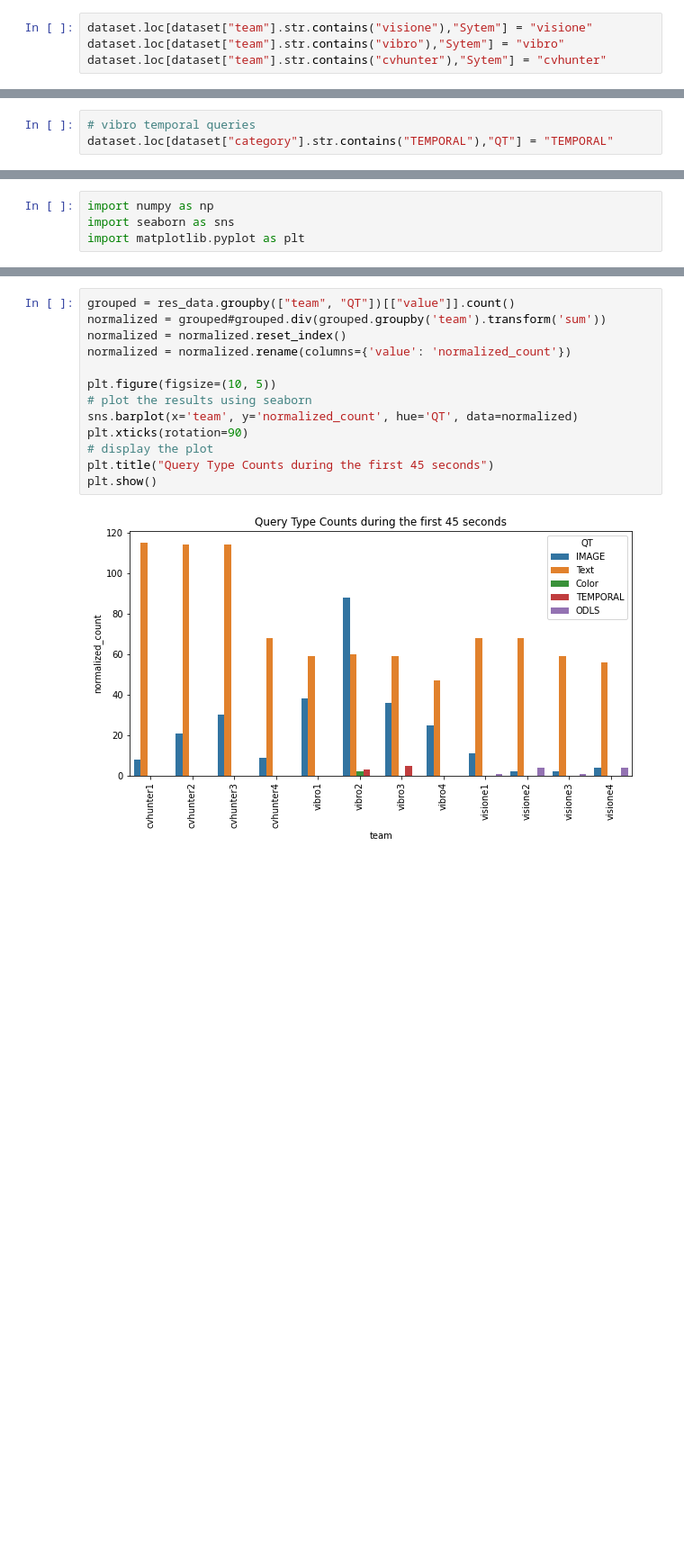
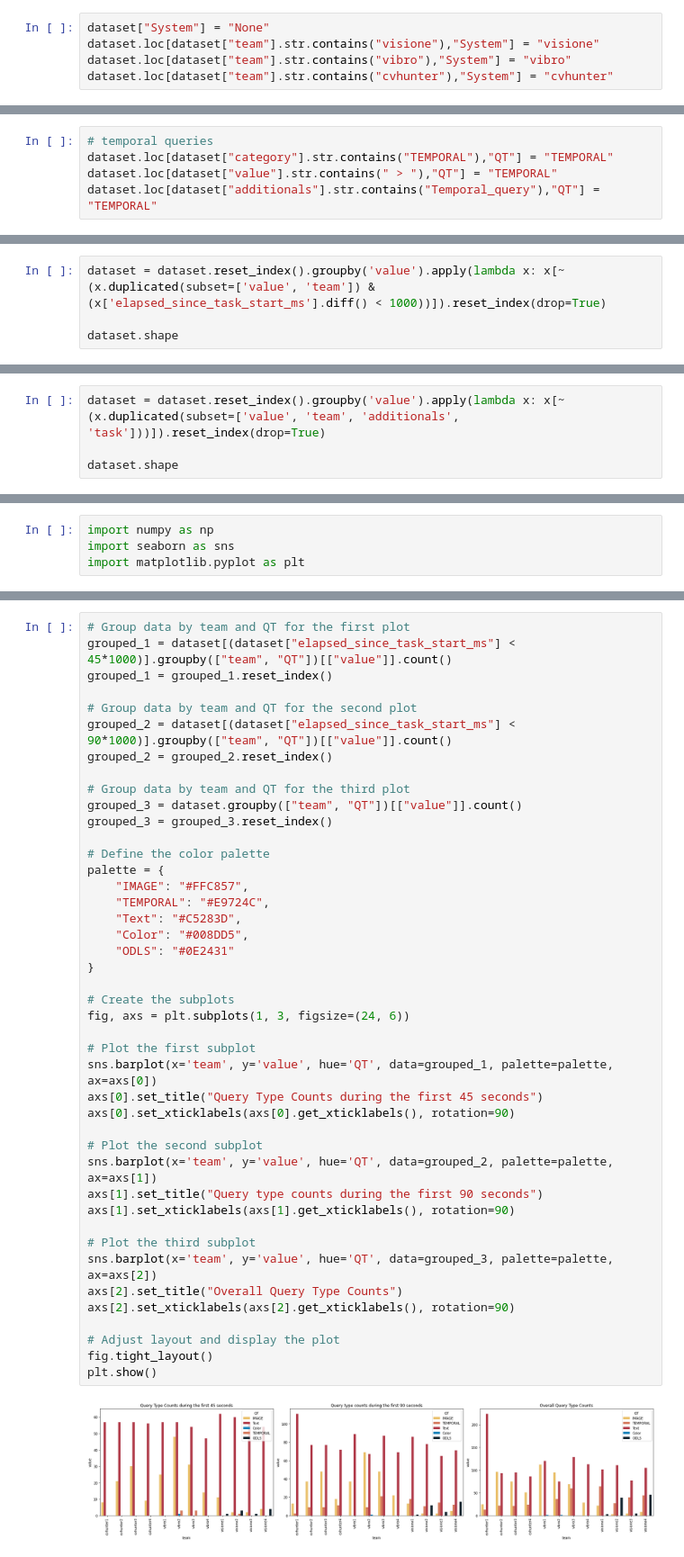
Before and after one commit to Visual-Computing/VBS22-Post-Evaluation, a Jupyter notebook: notebooks/Analyzer_Query_Types.ipynb, the cells around one changed output, grey strips where cells are left out. Shown at 90% size. Drawn from its saved outputs; the diff is of its cells as text; blank space fills up the shorter version.

Commit message:
updated query type analysis notebook

```diff
--- a/notebooks/Analyzer_Query_Types.ipynb
+++ b/notebooks/Analyzer_Query_Types.ipynb
@@ -61,4 +36,5 @@ dataset["Sytem"] = "None"
 # %%
-dataset.loc[dataset["team"].str.contains("visione"),"Sytem"] = "visione"
-dataset.loc[dataset["team"].str.contains("vibro"),"Sytem"] = "vibro"
-dataset.loc[dataset["team"].str.contains("cvhunter"),"Sytem"] = "cvhunter"
+dataset["System"] = "None"
+dataset.loc[dataset["team"].str.contains("visione"),"System"] = "visione"
+dataset.loc[dataset["team"].str.contains("vibro"),"System"] = "vibro"
+dataset.loc[dataset["team"].str.contains("cvhunter"),"System"] = "cvhunter"
@@ -97,5 +93,7 @@ dataset.loc[dataset["type"].str.contains("dominantColor"),"QT"] = "Color"
 dataset.loc[dataset["category"].str.contains("IMAGE"),"QT"] = "IMAGE"
 dataset.loc[dataset["category"].str.contains("Image"),"QT"] = "IMAGE"
 # %%
-# vibro temporal queries
+# temporal queries
 dataset.loc[dataset["category"].str.contains("TEMPORAL"),"QT"] = "TEMPORAL"
+dataset.loc[dataset["value"].str.contains(" > "),"QT"] = "TEMPORAL"
+dataset.loc[dataset["additionals"].str.contains("Temporal_query"),"QT"] = "TEMPORAL"
@@ -114,0 +100,4 @@ dataset.head()
+# %%
+dataset = dataset.reset_index().groupby('value').apply(lambda x: x[~(x.duplicated(subset=['value', 'team']) & (x['elapsed_since_task_start_ms'].diff() < 1000))]).reset_index(drop=True)
+
+dataset.shape
@@ -114,0 +106,4 @@ dataset.head()
+# %%
+dataset = dataset.reset_index().groupby('value').apply(lambda x: x[~(x.duplicated(subset=['value', 'team', 'additionals', 'task']))]).reset_index(drop=True)
+
+dataset.shape
@@ -191,15 +237,45 @@ res_data.head()
 # %%
-grouped = res_data.groupby(["team", "QT"])[["value"]].count()
-normalized = grouped#grouped.div(grouped.groupby('team').transform('sum'))
-normalized = normalized.reset_index()
-normalized = normalized.rename(columns={'value': 'normalized_count'})
+# Group data by team and QT for the first plot
+grouped_1 = dataset[(dataset["elapsed_since_task_start_ms"] < 45*1000)].groupby(["team", "QT"])[["value"]].count()
+grouped_1 = grouped_1.reset_index()
 
-plt.figure(figsize=(10, 5))
-# plot the results using seaborn
-sns.barplot(x='team', y='normalized_count', hue='QT', data=normalized)
-plt.xticks(rotation=90)
-# display the plot
-plt.title("Query Type Counts during the first 45 seconds")
+# Group data by team and QT for the second plot
+grouped_2 = dataset[(dataset["elapsed_since_task_start_ms"] < 90*1000)].groupby(["team", "QT"])[["value"]].count()
+grouped_2 = grouped_2.reset_index()
+
+# Group data by team and QT for the third plot
+grouped_3 = dataset.groupby(["team", "QT"])[["value"]].count()
+grouped_3 = grouped_3.reset_index()
+
+# Define the color palette
+palette = {
+    "IMAGE": "#FFC857",
+    "TEMPORAL": "#E9724C",
+    "Text": "#C5283D",
+    "Color": "#008DD5",
+    "ODLS": "#0E2431"
+}
+
+# Create the subplots
+fig, axs = plt.subplots(1, 3, figsize=(24, 6))
+
+# Plot the first subplot
+sns.barplot(x='team', y='value', hue='QT', data=grouped_1, palette=palette, ax=axs[0])
+axs[0].set_title("Query Type Counts during the first 45 seconds")
+axs[0].set_xticklabels(axs[0].get_xticklabels(), rotation=90)
+
+# Plot the second subplot
+sns.barplot(x='team', y='value', hue='QT', data=grouped_2, palette=palette, ax=axs[1])
+axs[1].set_title("Query type counts during the first 90 seconds")
+axs[1].set_xticklabels(axs[1].get_xticklabels(), rotation=90)
+
+# Plot the third subplot
+sns.barplot(x='team', y='value', hue='QT', data=grouped_3, palette=palette, ax=axs[2])
+axs[2].set_title("Overall Query Type Counts")
+axs[2].set_xticklabels(axs[2].get_xticklabels(), rotation=90)
+
+# Adjust layout and display the plot
+fig.tight_layout()
 plt.show()
 # %% [output]
-[figure, old version]
+[figure, new version]
```
Also changed, not shown: parts of 41 cells of this notebook.
